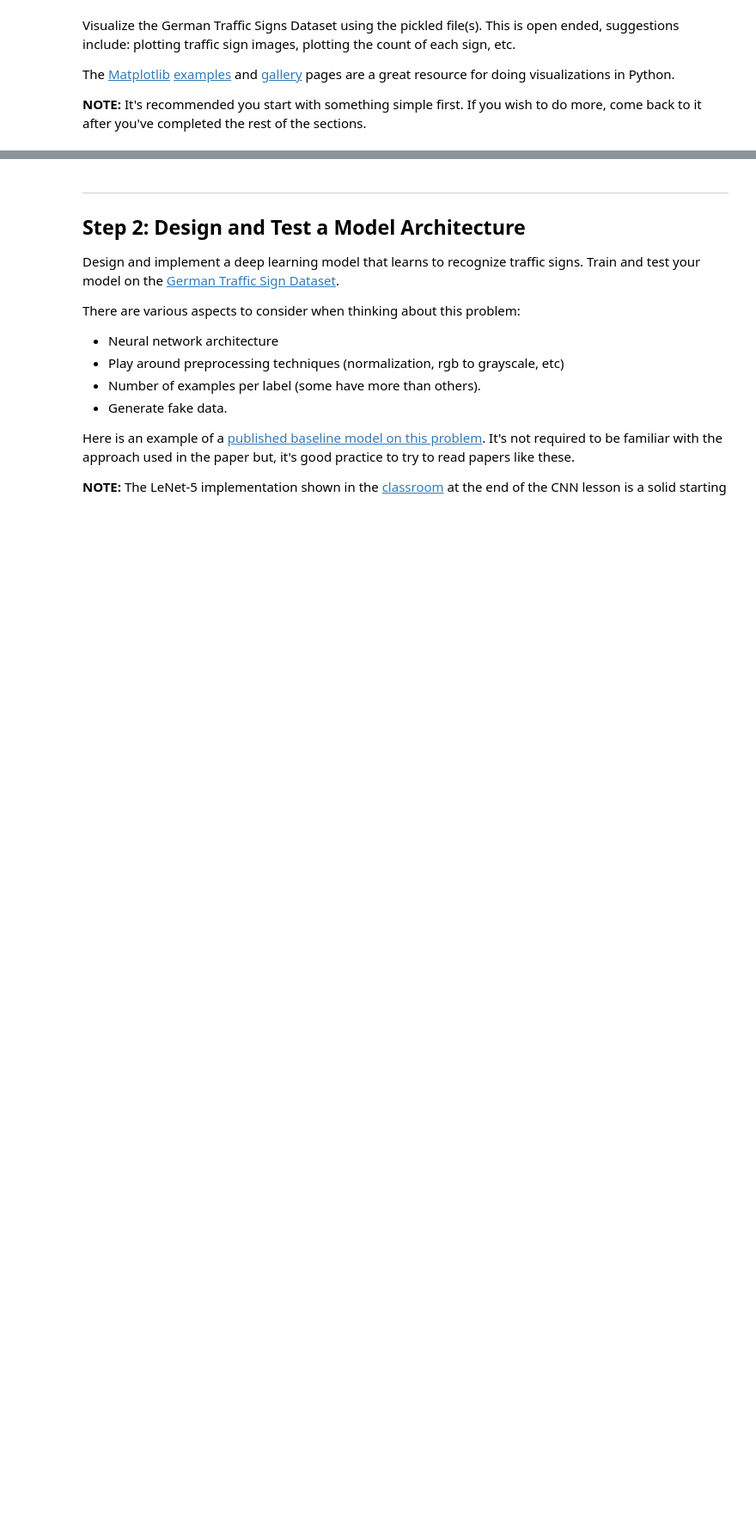
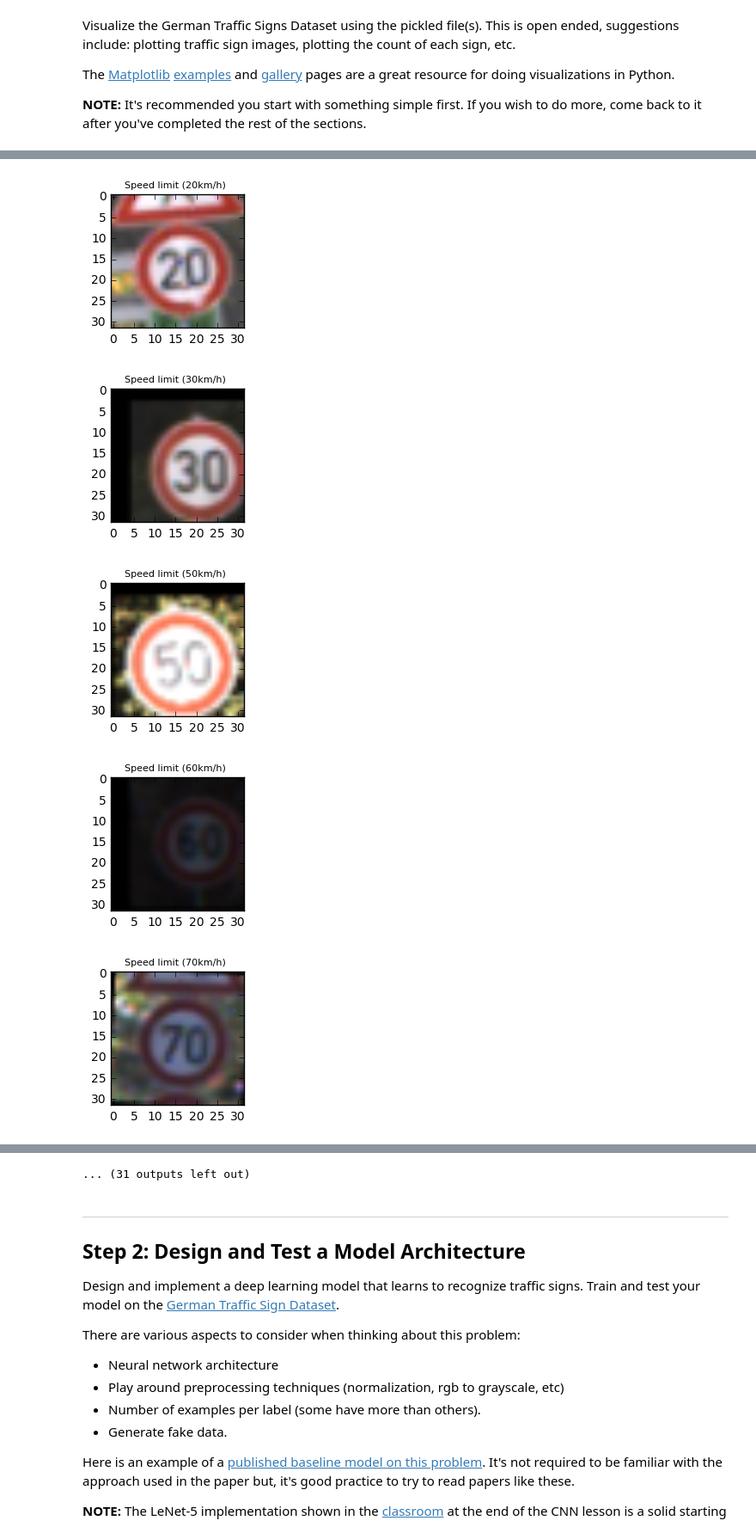
Before and after one commit to avrabe/CarND-Traffic-Sign-Classifier-Project, a Jupyter notebook: Traffic_Sign_Classifier.ipynb, the cells around one changed output, grey strips where cells are left out. Shown at 86% size. Drawn from its saved outputs; the diff is of its cells as text; code cells hidden in the pictures; blank space fills up the shorter version.

```diff
--- a/Traffic_Sign_Classifier.ipynb
+++ b/Traffic_Sign_Classifier.ipynb
@@ -259,7 +272,15 @@ plt.show()
 # %%
 # Plot the first occurence of each sign
+fig_size = [2,2]
+plt.rcParams["figure.figsize"] = fig_size
 for i in range(len(signname)):
     a = np.where(y_train==i)[0][0]
-    plt.suptitle(signname[i], fontsize=14, fontweight='bold')
+    plt.suptitle(signname[i], fontsize=8)
     plt.imshow(X_train[a])
     plt.show()
+# %% [output]
+[figure, added]
+[figure, added]
+[figure, added]
+[figure, added]
+[figure, added]
@@ -266,3 +294,4 @@ for i in range(len(signname)):
+... (31 outputs left out)
 # %% [markdown]
 ----
 
```
Also changed, not shown: parts of 16 cells of this notebook.
